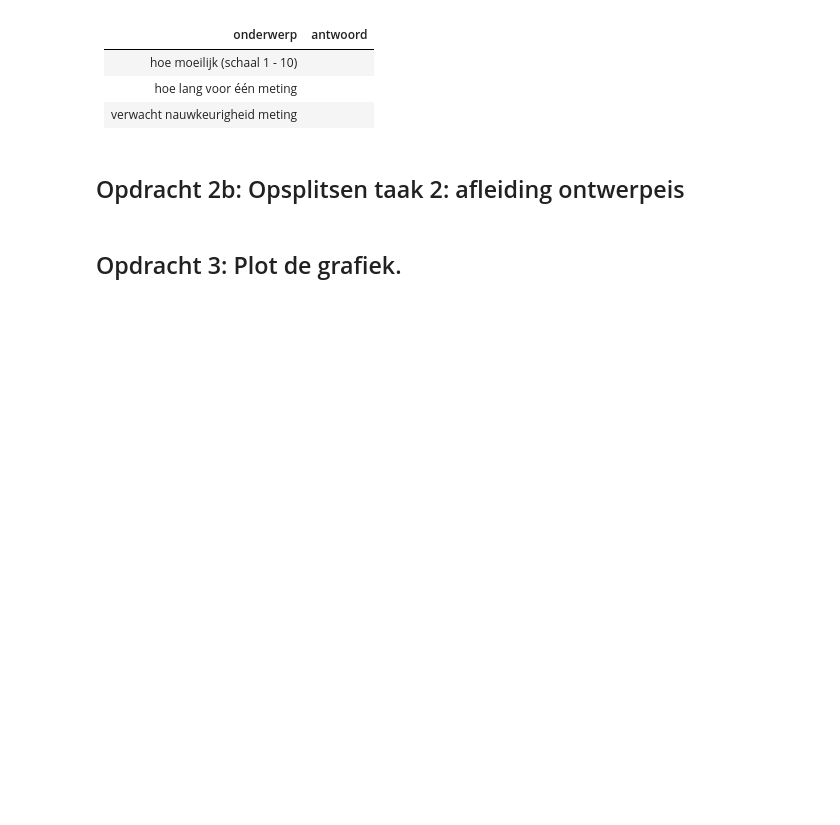
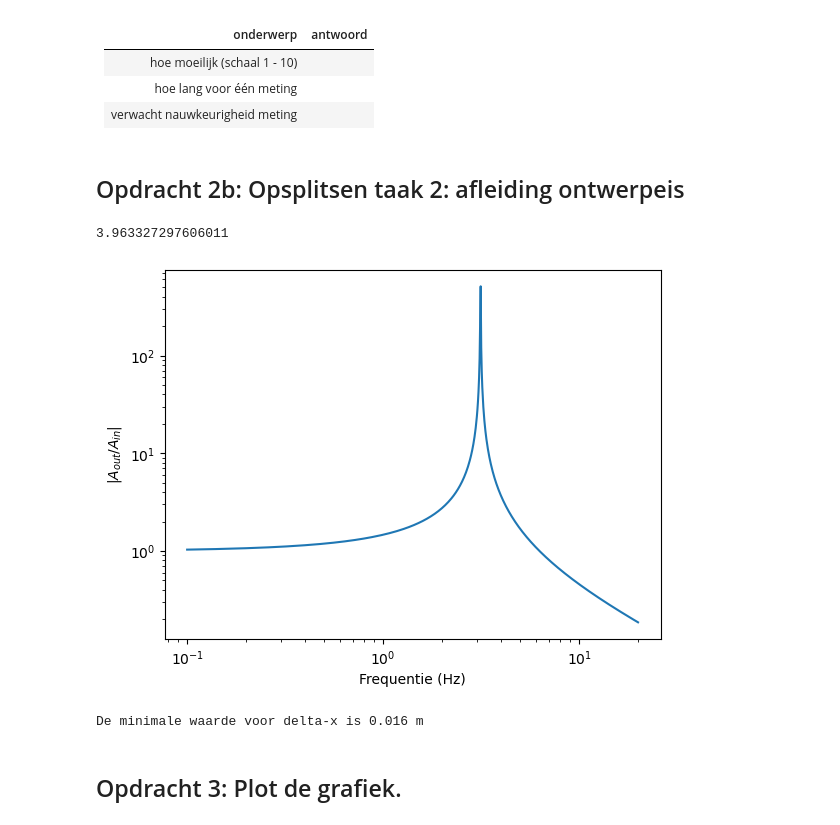
Before and after one commit to AnnetMoeleker/opdrachten-DEF-D, a Jupyter notebook: FysiekeOntwerpopdrachten/5MaakEenOpstellingTrillingsvrij/Ontwerpopdracht5MaakEenOpstellingTrillingsvrijInvulTemplate.ipynb, the cells around one changed output. Saved outputs shown, nothing was run; the diff lists cells and outputs as text; code cells hidden in the pictures; blank space fills up the shorter version.

```diff
--- a/FysiekeOntwerpopdrachten/5MaakEenOpstellingTrillingsvrij/Ontwerpopdracht5MaakEenOpstellingTrillingsvrijInvulTemplate.ipynb
+++ b/FysiekeOntwerpopdrachten/5MaakEenOpstellingTrillingsvrij/Ontwerpopdracht5MaakEenOpstellingTrillingsvrijInvulTemplate.ipynb
@@ -46,10 +45,35 @@ Vul onderstaande tabel in:
 ## Opdracht 2b: Opsplitsen taak 2: afleiding ontwerpeis
 # %%
 # Bereken hier je benodigde kantelfrequentie
+f0 = 5 #Hz
+# 1/(1-(w^2/w_0^2)) = Am / Av = 1/3 omschrijven geeft:
+def kf(f0):
+    return np.sqrt((2*np.pi*f0)/2)
+print(kf(f0))
+# %% [output]
+3.963327297606011
 # %%
 # Voeg hier je plot in.
+frequenties = np.linspace(0.1,20,1000)
+omega = 2*np.pi*frequenties
+omega_0 = 2*np.pi*kf(frequenties)
+def amp_overdracht(omega, omega_0):
+    return np.abs(1/ (1-(omega**2)/(omega_0**2)))
+
+plt.figure()
+plt.xlabel('Frequentie (Hz)')
+plt.ylabel('$|A_{out}/A_{in}|$')
+plt.loglog(frequenties, amp_overdracht(omega, omega_0))
+plt.show()
+# %% [output]
+[figure, added]
 # %%
 # Bereken hier de minimale Delta-x waarbij je aan de eis van de opdracht voldoet.
+g= 9.81
+delta_x = g/(2*np.pi*kf(f0))**2
+print('De minimale waarde voor delta-x is',round(delta_x,3), 'm')
+# %% [output]
+De minimale waarde voor delta-x is 0.016 m
 # %% [markdown]
 ## Opdracht 3: Plot de grafiek.
 # %%
```
Also changed, not shown: parts of 5 cells of this notebook, 1 other file.
